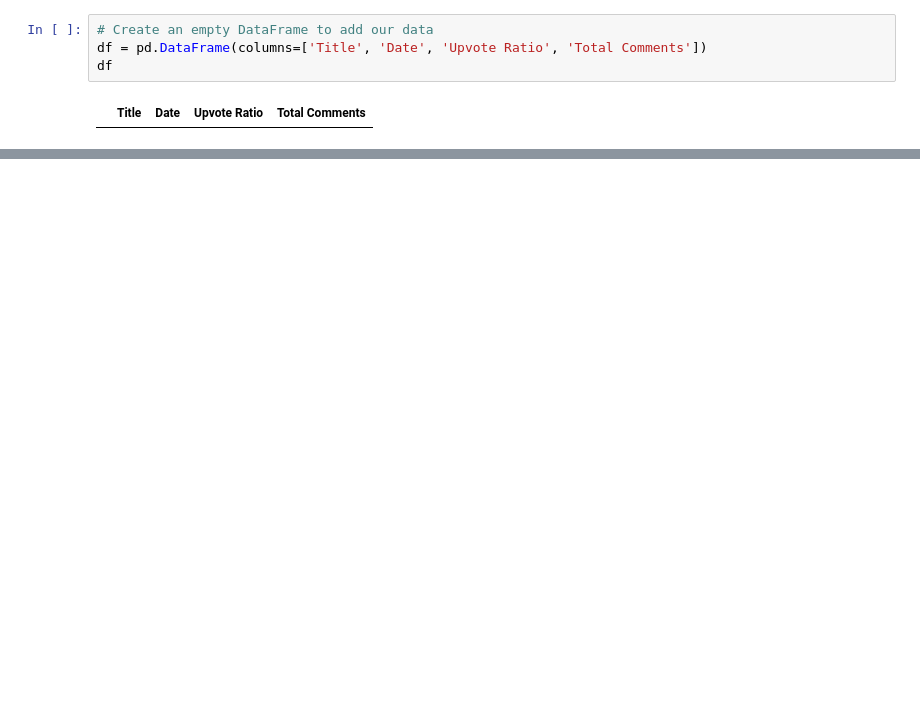
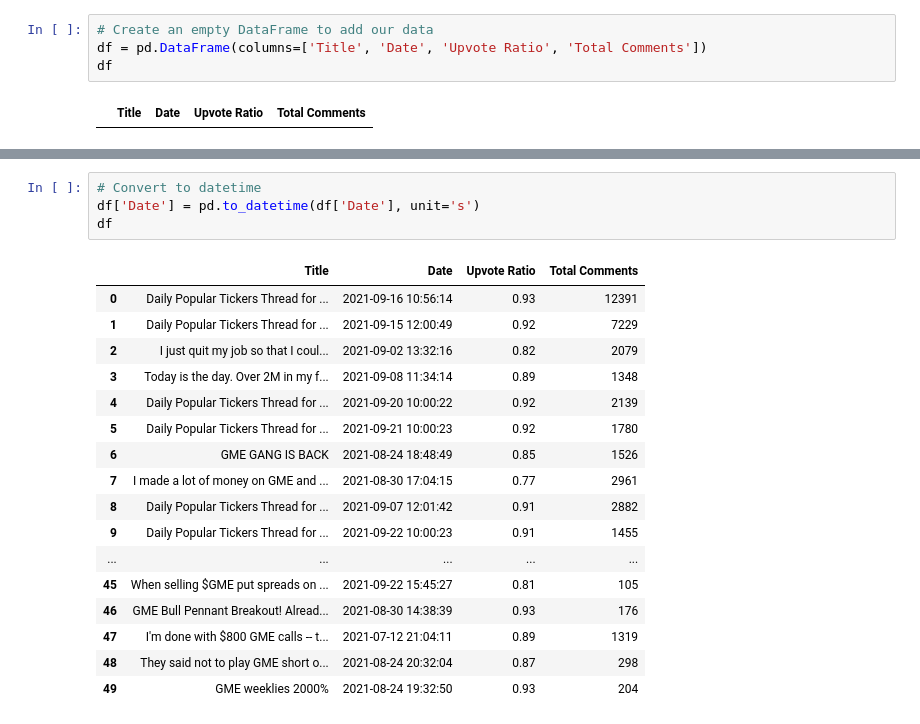
Before and after one commit to josephchancey/etl-reddit-finance, a Jupyter notebook: assets/etl-reddit-finance.ipynb, the cells around one changed output, grey strips where cells are left out. Cells and saved outputs as stored; diff of their text form; blank space fills up the shorter version.

```diff
--- a/assets/etl-reddit-finance.ipynb
+++ b/assets/etl-reddit-finance.ipynb
@@ -107 +90,23 @@ df[df['Title'].str.contains("GME")]
 | 49 | GME weeklies 2000% | 1.629834e+09 | 0.93 | 204 |
+# %%
+# Convert to datetime
+df['Date'] = pd.to_datetime(df['Date'], unit='s')
+df
+# %% [output]
+|  | Title | Date | Upvote Ratio | Total Comments |
+| 0 | Daily Popular Tickers Thread for ... | 2021-09-16 10:56:14 | 0.93 | 12391 |
+| 1 | Daily Popular Tickers Thread for ... | 2021-09-15 12:00:49 | 0.92 | 7229 |
+| 2 | I just quit my job so that I coul... | 2021-09-02 13:32:16 | 0.82 | 2079 |
+| 3 | Today is the day. Over 2M in my f... | 2021-09-08 11:34:14 | 0.89 | 1348 |
+| 4 | Daily Popular Tickers Thread for ... | 2021-09-20 10:00:22 | 0.92 | 2139 |
+| 5 | Daily Popular Tickers Thread for ... | 2021-09-21 10:00:23 | 0.92 | 1780 |
+| 6 | GME GANG IS BACK | 2021-08-24 18:48:49 | 0.85 | 1526 |
+| 7 | I made a lot of money on GME and ... | 2021-08-30 17:04:15 | 0.77 | 2961 |
+| 8 | Daily Popular Tickers Thread for ... | 2021-09-07 12:01:42 | 0.91 | 2882 |
+| 9 | Daily Popular Tickers Thread for ... | 2021-09-22 10:00:23 | 0.91 | 1455 |
+| ... | ... | ... | ... | ... |
+| 45 | When selling $GME put spreads on ... | 2021-09-22 15:45:27 | 0.81 | 105 |
+| 46 | GME Bull Pennant Breakout! Alread... | 2021-08-30 14:38:39 | 0.93 | 176 |
+| 47 | I'm done with $800 GME calls -- t... | 2021-07-12 21:04:11 | 0.89 | 1319 |
+| 48 | They said not to play GME short o... | 2021-08-24 20:32:04 | 0.87 | 298 |
+| 49 | GME weeklies 2000% | 2021-08-24 19:32:50 | 0.93 | 204 |
```
Also changed, not shown: parts of 3 cells of this notebook.
